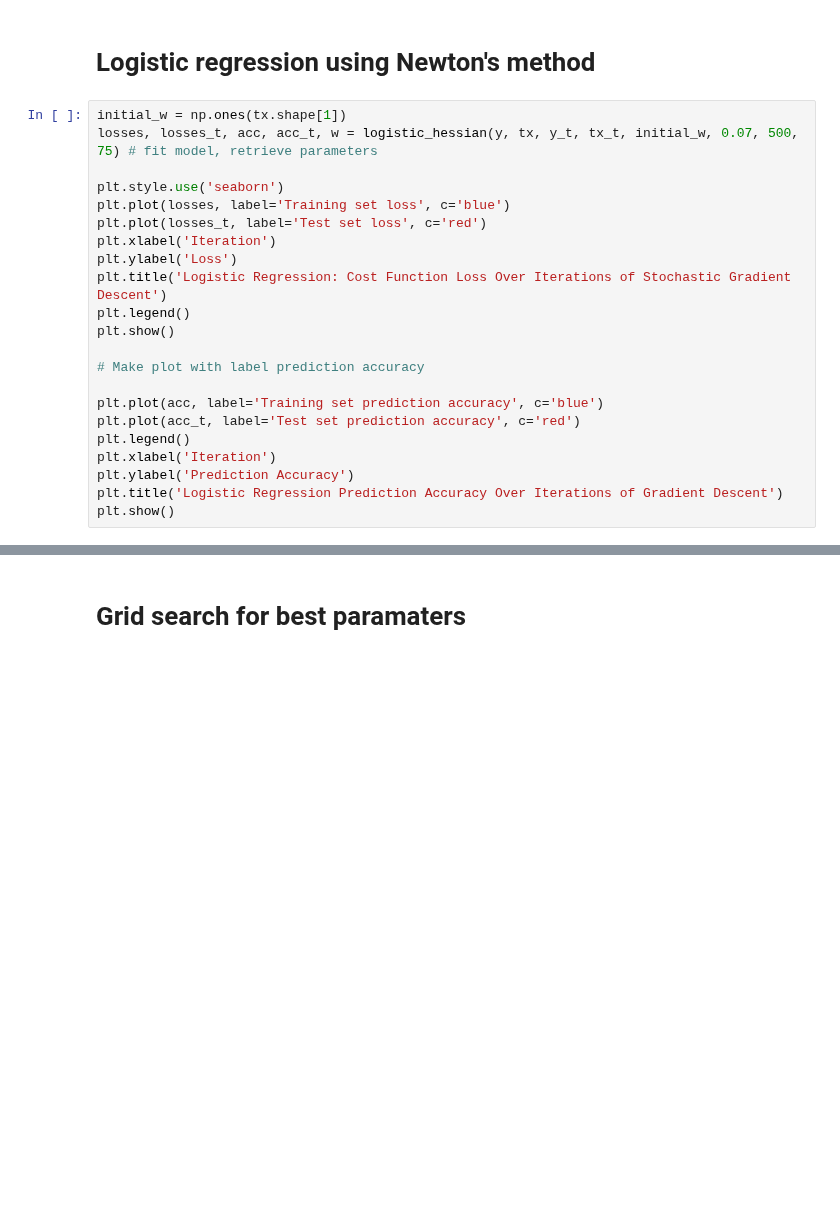
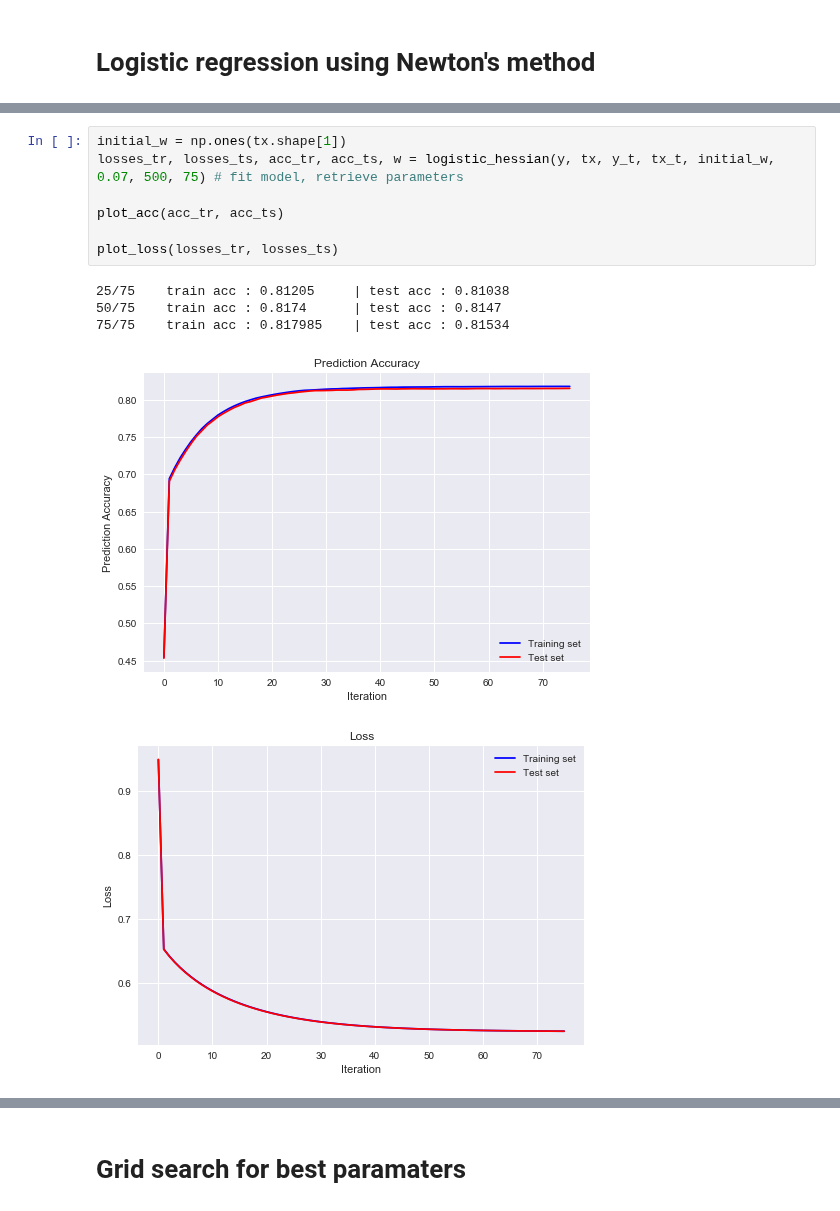
Before and after one commit to hhschede/machine_learning, a Jupyter notebook: project_1/run.ipynb, the cells around one changed output, grey strips where cells are left out. Drawn from its saved outputs; the diff is of its cells as text; blank space fills up the shorter version.

```diff
--- a/project_1/run.ipynb
+++ b/project_1/run.ipynb
@@ -78,25 +75,3 @@ y_t, tx_t = build_model_data(data_t,y_test)
 # %% [markdown]
 Logistic regression using Newton's method
 ===
-# %%
-initial_w = np.ones(tx.shape[1])
-losses, losses_t, acc, acc_t, w = logistic_hessian(y, tx, y_t, tx_t, initial_w, 0.07, 500, 75) # fit model, retrieve parameters
-
-plt.style.use('seaborn')
-plt.plot(losses, label='Training set loss', c='blue')
-plt.plot(losses_t, label='Test set loss', c='red')
-plt.xlabel('Iteration')
-plt.ylabel('Loss')
-plt.title('Logistic Regression: Cost Function Loss Over Iterations of Stochastic Gradient Descent')
-plt.legend()
-plt.show()
-
-# Make plot with label prediction accuracy
-
-plt.plot(acc, label='Training set prediction accuracy', c='blue')
-plt.plot(acc_t, label='Test set prediction accuracy', c='red')
-plt.legend()
-plt.xlabel('Iteration')
-plt.ylabel('Prediction Accuracy')
-plt.title('Logistic Regression Prediction Accuracy Over Iterations of Gradient Descent')
-plt.show()
@@ -108,0 +78,13 @@ plt.show()
+# %%
+initial_w = np.ones(tx.shape[1])
+losses_tr, losses_ts, acc_tr, acc_ts, w = logistic_hessian(y, tx, y_t, tx_t, initial_w, 0.07, 500, 75) # fit model, retrieve parameters
+
+plot_acc(acc_tr, acc_ts)
+
+plot_loss(losses_tr, losses_ts)
+# %% [output]
+25/75    train acc : 0.81205     | test acc : 0.81038
+50/75    train acc : 0.8174      | test acc : 0.8147
+75/75    train acc : 0.817985    | test acc : 0.81534
+[figure, added]
+[figure, added]
```
Also changed, not shown: parts of 16 cells of this notebook, 5 other files.
